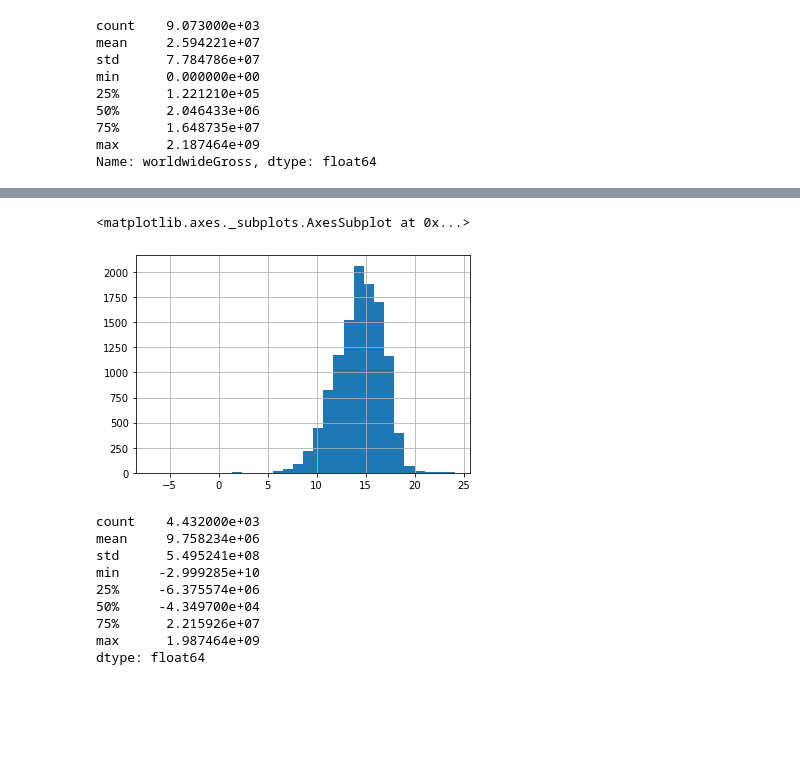
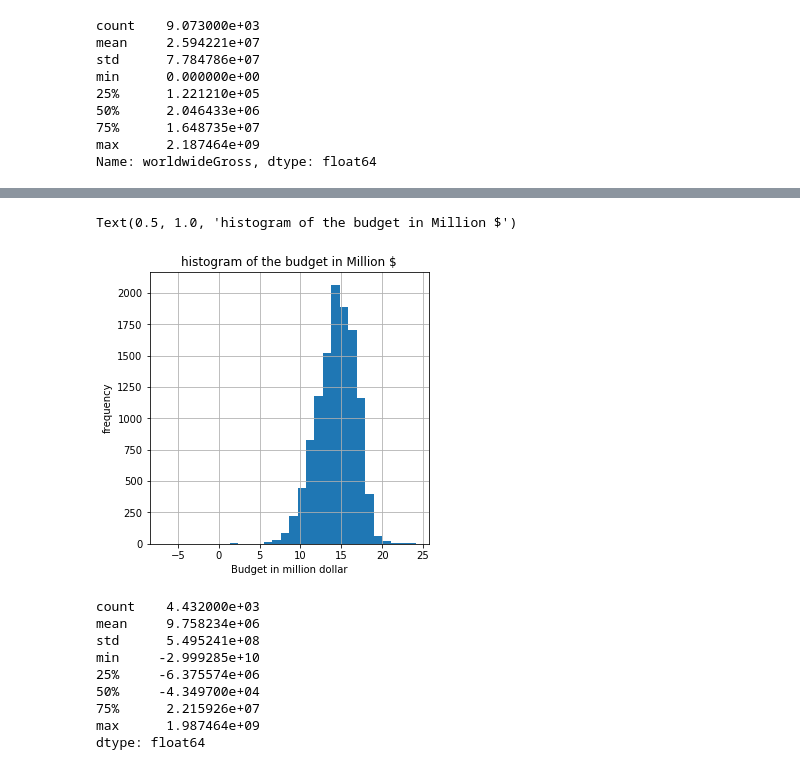
Before and after one commit to Ruchiranga/AD_A-team-project, a Jupyter notebook: first_analysis_souhail.ipynb, the cells around one changed output, grey strips where cells are left out. Cells and saved outputs as stored; diff of their text form; code cells hidden in the pictures; blank space fills up the shorter version.

```diff
--- a/first_analysis_souhail.ipynb
+++ b/first_analysis_souhail.ipynb
@@ -91,10 +126,15 @@ np.log(movies.worldwideGross+0.001).hist(bins=30)
 # %%
 movies.budget=movies.apply(lambda x: rem_dollar(x.budget),axis=1)
-# %%
-np.log(movies.budget+0.001).hist(bins=30)
-# %% [output]
-<matplotlib.axes._subplots.AxesSubplot at 0x...>
-[figure, removed]
+# %%
+ax,fig=plt.subplots(figsize=(5,5))
+np.log(movies.budget+0.001).hist(bins=30)
+
+plt.xlabel('Budget in million dollar')
+plt.ylabel('frequency')
+plt.title('histogram of the budget in Million $')
+# %% [output]
+Text(0.5, 1.0, 'histogram of the budget in Million $')
+[figure, added]
 # %%
 movies['Gain_loss']=movies.apply(lambda x: x.worldwideGross-x.budget,axis=1)
 # %%
```
Also changed, not shown: parts of 14 cells of this notebook.
